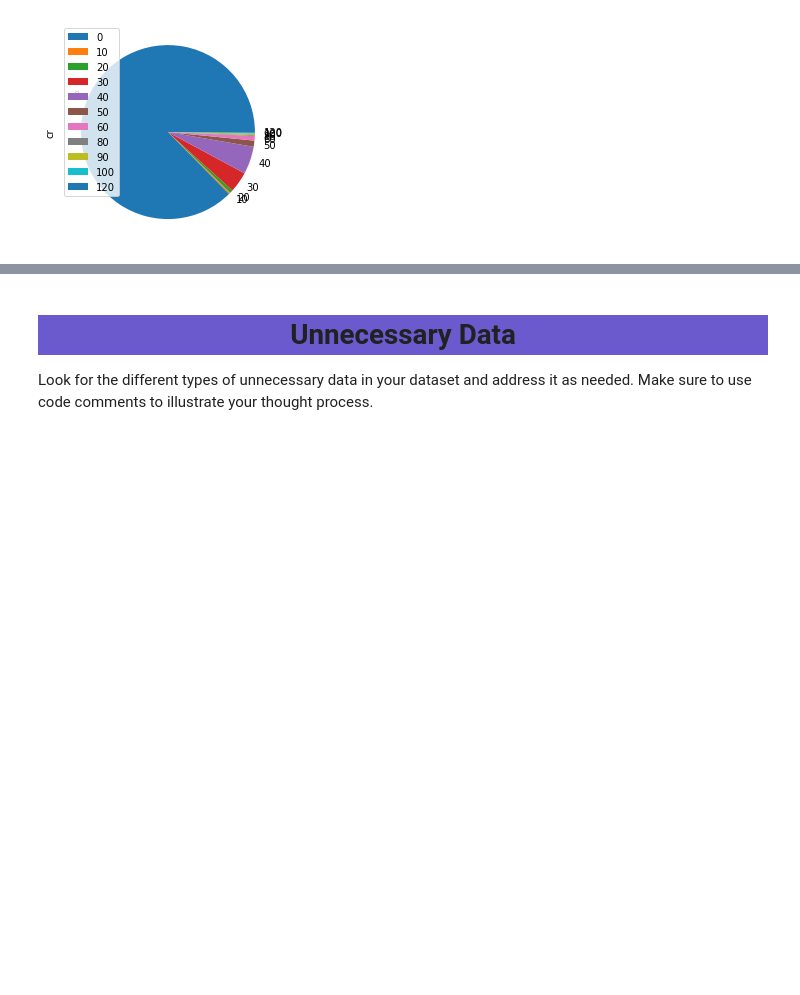
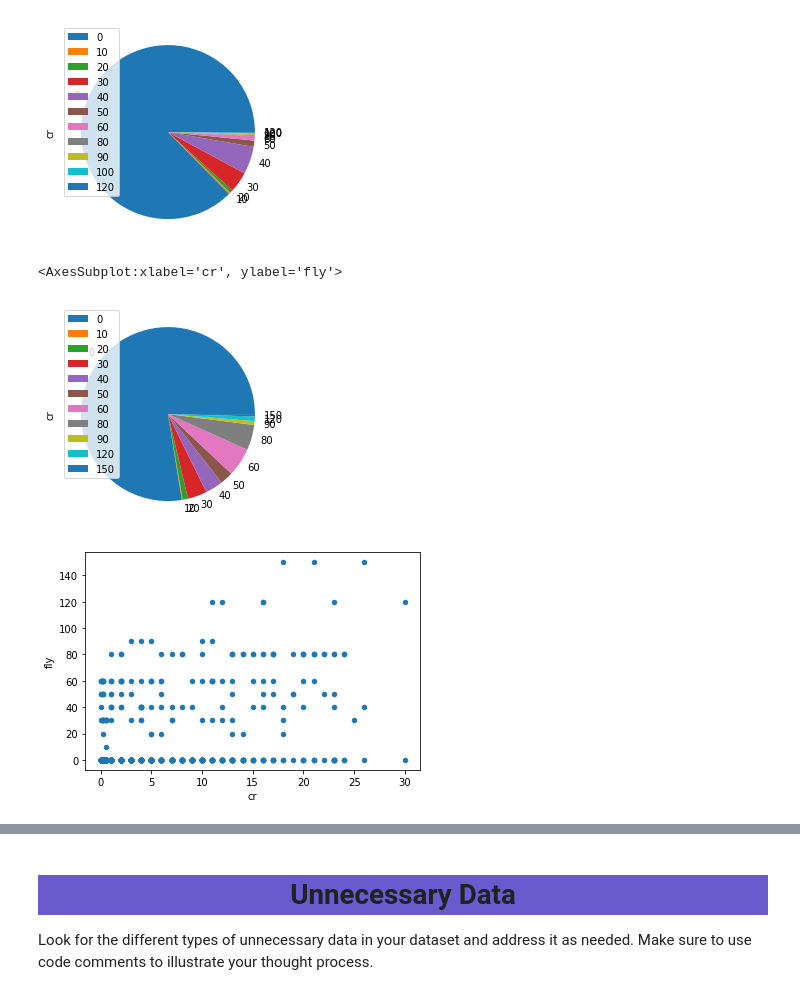
Before and after one commit to speudusa/cleaning-data-checkpoint, a Jupyter notebook: checkpoint-three-more-monsters.ipynb, the cells around one changed output, grey strips where cells are left out. Saved outputs shown, nothing was run; the diff lists cells and outputs as text; code cells hidden in the pictures; blank space fills up the shorter version.

```diff
--- a/checkpoint-three-more-monsters.ipynb
+++ b/checkpoint-three-more-monsters.ipynb
@@ -116,3 +184,12 @@ dt.plot.pie(y="cr")
 # %%
 # swim_check=clean_monsters.loc[clean_monsters["swim"] > 80]
 # print(swim_check)
+# %%
+dt = clean_monsters.groupby("fly").count()
+dt.plot.pie(y="cr")
+
+clean_monsters.plot.scatter(x="cr", y="fly")
+# %% [output]
+<AxesSubplot:xlabel='cr', ylabel='fly'>
+[figure, added]
+[figure, added]
```
Also changed, not shown: parts of 95 cells of this notebook.
